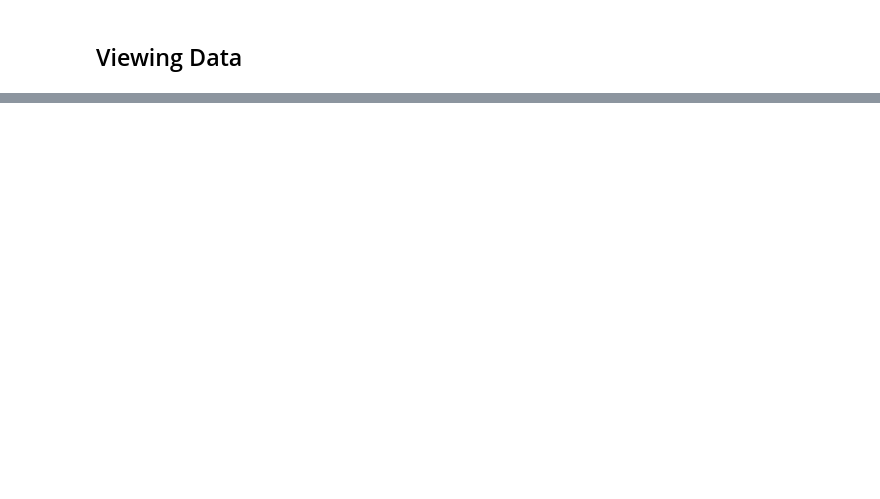
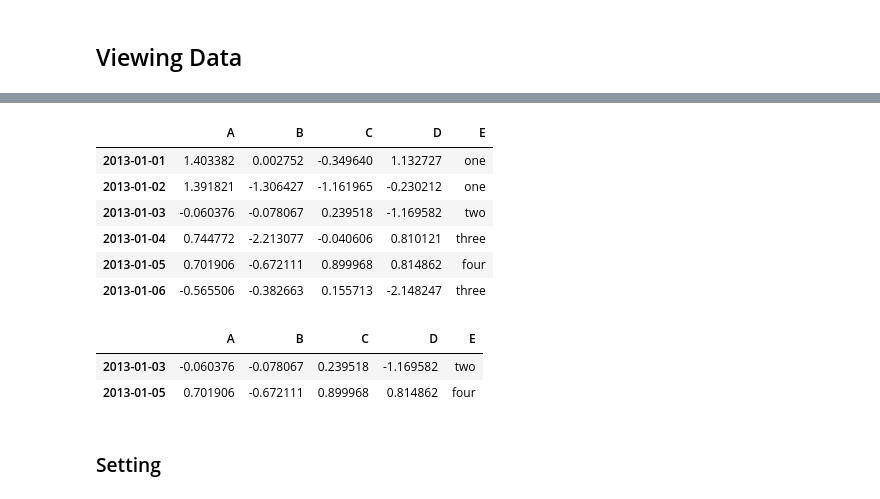
Before and after one commit to edenwzg/code, a Jupyter notebook: jupyter/10_minute_to_pandas.ipynb, the cells around one changed output, grey strips where cells are left out. Cells and saved outputs as stored; diff of their text form; code cells hidden in the pictures; blank space fills up the shorter version.

```diff
--- a/jupyter/10_minute_to_pandas.ipynb
+++ b/jupyter/10_minute_to_pandas.ipynb
@@ -165,0 +334,22 @@ df.sort_values(by='B')
+# %%
+# Using the isin() method for filtering
+# 使用isin()方法过滤
+df2 = df.copy()
+df2['E'] = ['one', 'one', 'two', 'three', 'four', 'three']
+df2
+# %% [output]
+|  | A | B | C | D | E |
+| 2013-01-01 | 1.403382 | 0.002752 | -0.349640 | 1.132727 | one |
+| 2013-01-02 | 1.391821 | -1.306427 | -1.161965 | -0.230212 | one |
+| 2013-01-03 | -0.060376 | -0.078067 | 0.239518 | -1.169582 | two |
+| 2013-01-04 | 0.744772 | -2.213077 | -0.040606 | 0.810121 | three |
+| 2013-01-05 | 0.701906 | -0.672111 | 0.899968 | 0.814862 | four |
+| 2013-01-06 | -0.565506 | -0.382663 | 0.155713 | -2.148247 | three |
+# %%
+df2[df2['E'].isin(['two', 'four'])]
+# %% [output]
+|  | A | B | C | D | E |
+| 2013-01-03 | -0.060376 | -0.078067 | 0.239518 | -1.169582 | two |
+| 2013-01-05 | 0.701906 | -0.672111 | 0.899968 | 0.814862 | four |
+# %% [markdown]
+###  Setting
```
Also changed, not shown: parts of 68 cells of this notebook.
